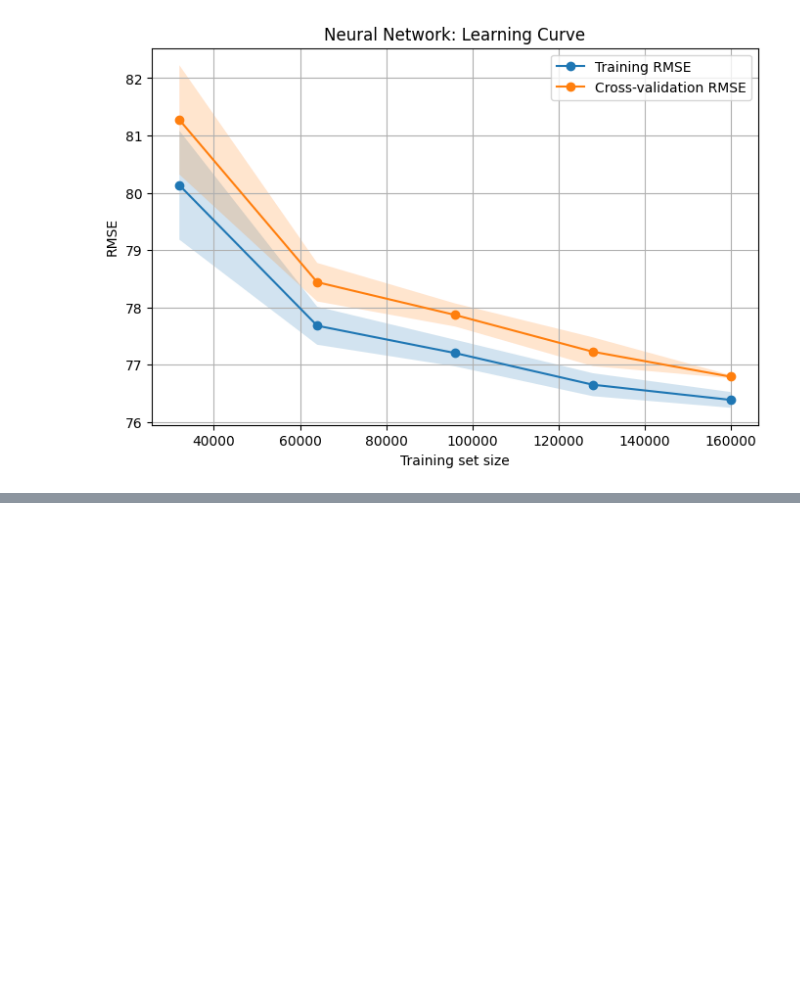
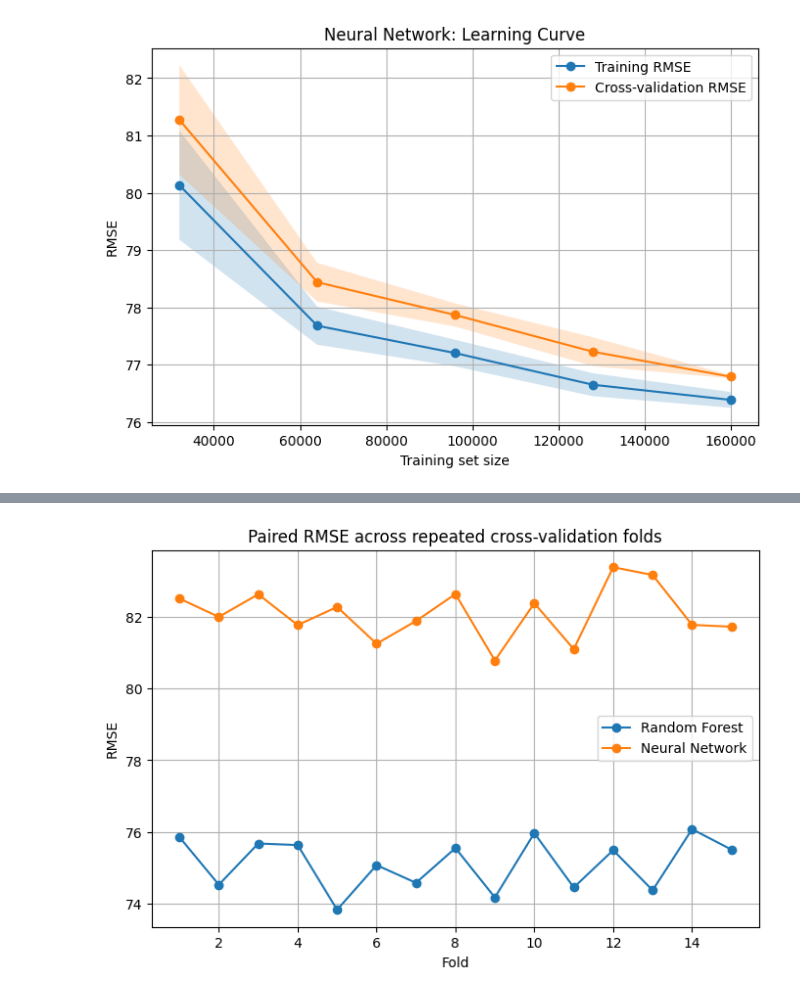
Before and after one commit to NicoCarrion02/diffusion-based-academic-prediction, a Jupyter notebook: ML_final_project_Nicolas_Carrion.ipynb, the cells around one changed output, grey strips where cells are left out. Drawn from its saved outputs; the diff is of its cells as text; code cells hidden in the pictures; blank space fills up the shorter version.

```diff
--- a/ML_final_project_Nicolas_Carrion.ipynb
+++ b/ML_final_project_Nicolas_Carrion.ipynb
@@ -1200,0 +1513,25 @@ plot_learning_curve("Neural Network")
+# %%
+plt.figure(figsize=(8, 5))
+
+plt.plot(
+    paired_rmse.index,
+    paired_rmse["Random Forest"],
+    marker="o",
+    label="Random Forest"
+)
+
+plt.plot(
+    paired_rmse.index,
+    paired_rmse["Neural Network"],
+    marker="o",
+    label="Neural Network"
+)
+
+plt.title("Paired RMSE across repeated cross-validation folds")
+plt.xlabel("Fold")
+plt.ylabel("RMSE")
+plt.legend()
+plt.grid(True)
+plt.show()
+# %% [output]
+[figure, added]
```
Also changed, not shown: parts of 20 cells of this notebook.
